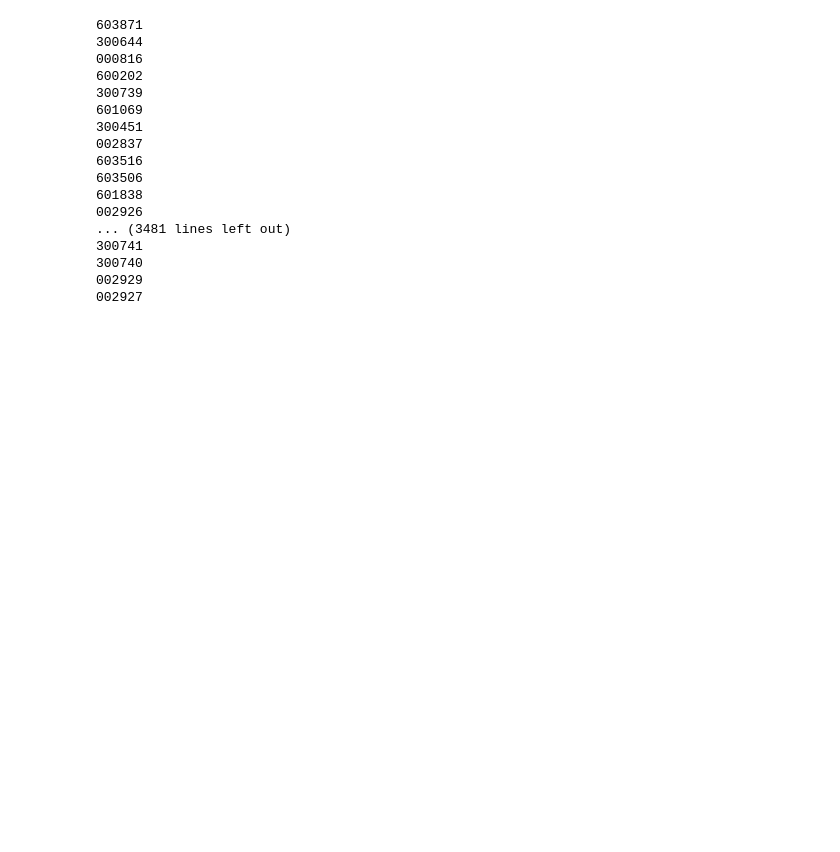
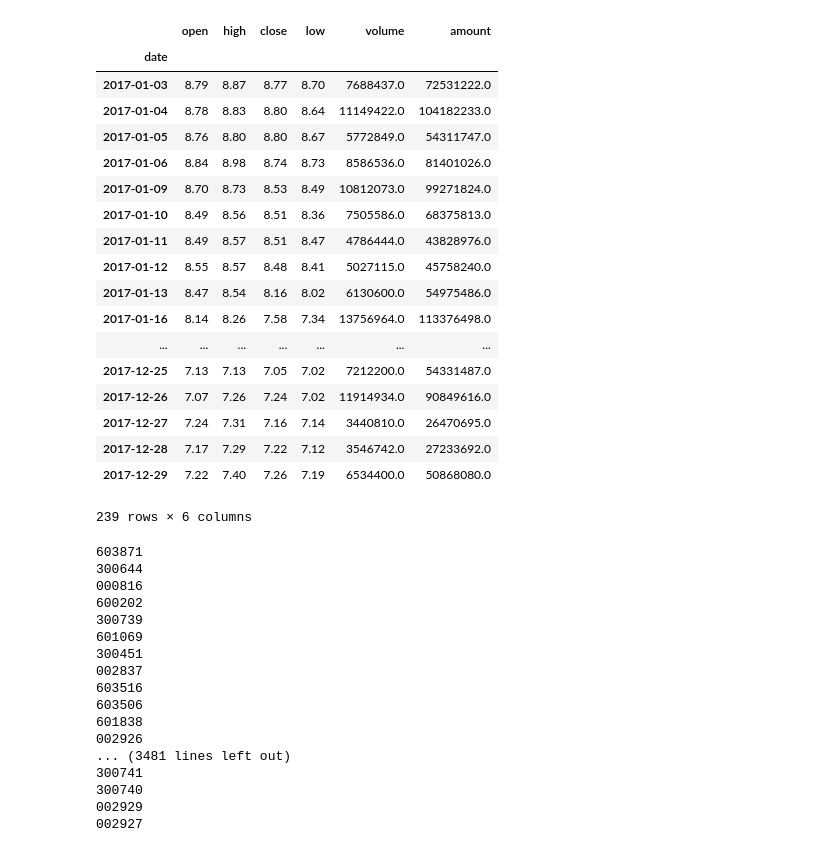
Before and after one commit to jackz3/notes, a Jupyter notebook: stock.ipynb, the cells around one changed output. Saved outputs shown, nothing was run; the diff lists cells and outputs as text; code cells hidden in the pictures; blank space fills up the shorter version.

```diff
--- a/stock.ipynb
+++ b/stock.ipynb
@@ -47,0 +25,4 @@ df = ts.bar(code, conn=cons, adj='qfq', start_date='2017-01-01', end_date='')
+# %%
+code='002628'
+
+df_days = ts.bar('000409', conn=cons, adj='qfq', start_date='2018-02-01', end_date='2018-08-31')
@@ -88,3 +166,30 @@ df15.head()
+# %%
+# df_days['test']=df_days.apply(lambda row: row['amount']/row['volume'], axis=1)
+n=2
+df_n = df_days[0:n-1]
+# for index, row in df_days.iterrows():
+#     print(index)
+df_days
+# %% [output]
+|  | open | high | close | low | volume | amount |
+| date |  |  |  |  |  |  |
+| 2017-01-03 | 8.79 | 8.87 | 8.77 | 8.70 | 7688437.0 | 72531222.0 |
+| 2017-01-04 | 8.78 | 8.83 | 8.80 | 8.64 | 11149422.0 | 104182233.0 |
+| 2017-01-05 | 8.76 | 8.80 | 8.80 | 8.67 | 5772849.0 | 54311747.0 |
+| 2017-01-06 | 8.84 | 8.98 | 8.74 | 8.73 | 8586536.0 | 81401026.0 |
+| 2017-01-09 | 8.70 | 8.73 | 8.53 | 8.49 | 10812073.0 | 99271824.0 |
+| 2017-01-10 | 8.49 | 8.56 | 8.51 | 8.36 | 7505586.0 | 68375813.0 |
+| 2017-01-11 | 8.49 | 8.57 | 8.51 | 8.47 | 4786444.0 | 43828976.0 |
+| 2017-01-12 | 8.55 | 8.57 | 8.48 | 8.41 | 5027115.0 | 45758240.0 |
+| 2017-01-13 | 8.47 | 8.54 | 8.16 | 8.02 | 6130600.0 | 54975486.0 |
+| 2017-01-16 | 8.14 | 8.26 | 7.58 | 7.34 | 13756964.0 | 113376498.0 |
+| ... | ... | ... | ... | ... | ... | ... |
+| 2017-12-25 | 7.13 | 7.13 | 7.05 | 7.02 | 7212200.0 | 54331487.0 |
+| 2017-12-26 | 7.07 | 7.26 | 7.24 | 7.02 | 11914934.0 | 90849616.0 |
+| 2017-12-27 | 7.24 | 7.31 | 7.16 | 7.14 | 3440810.0 | 26470695.0 |
+| 2017-12-28 | 7.17 | 7.29 | 7.22 | 7.12 | 3546742.0 | 27233692.0 |
+| 2017-12-29 | 7.22 | 7.40 | 7.26 | 7.19 | 6534400.0 | 50868080.0 |
+239 rows × 6 columns
 # %%
 from pandas.io import sql
 import MySQLdb
```
Also changed, not shown: parts of 18 cells of this notebook, 7 other files.
